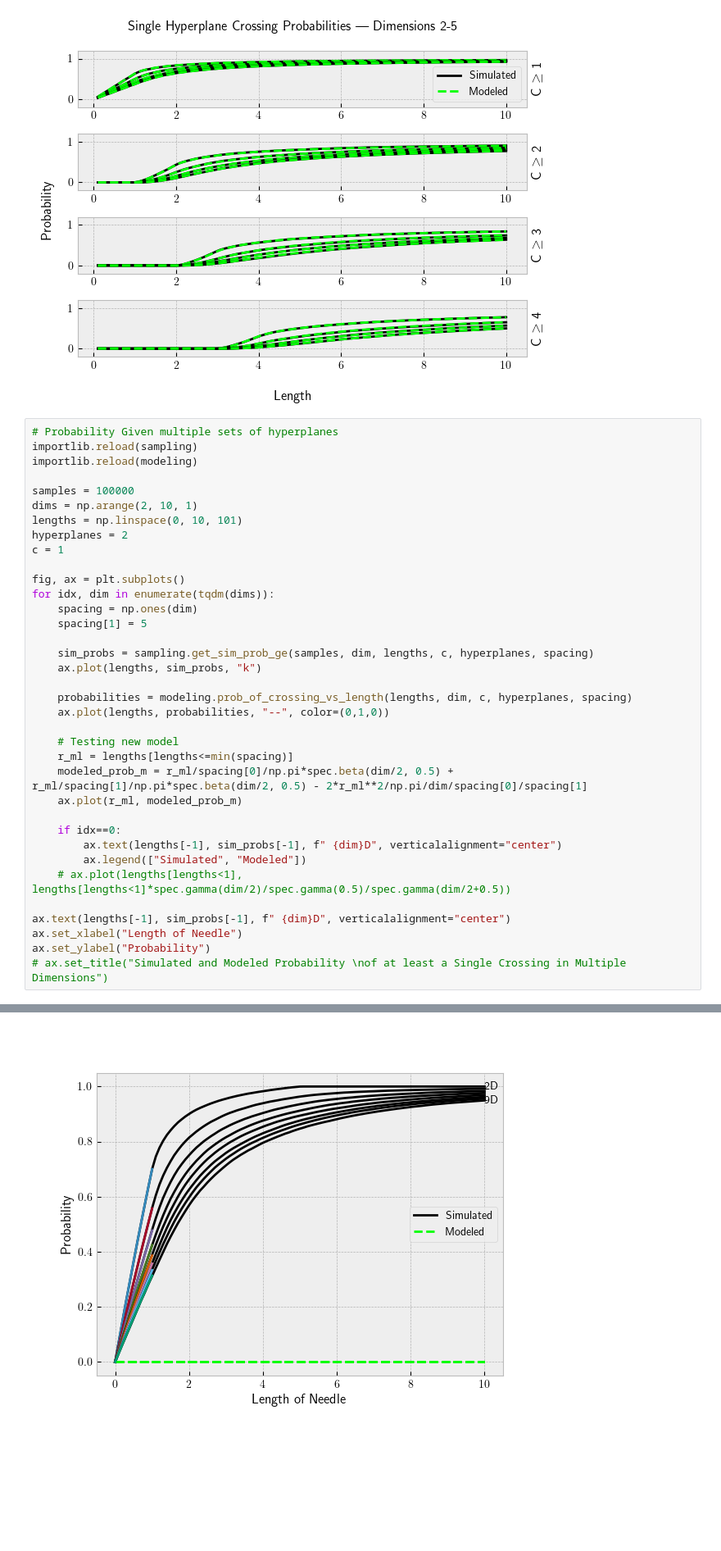
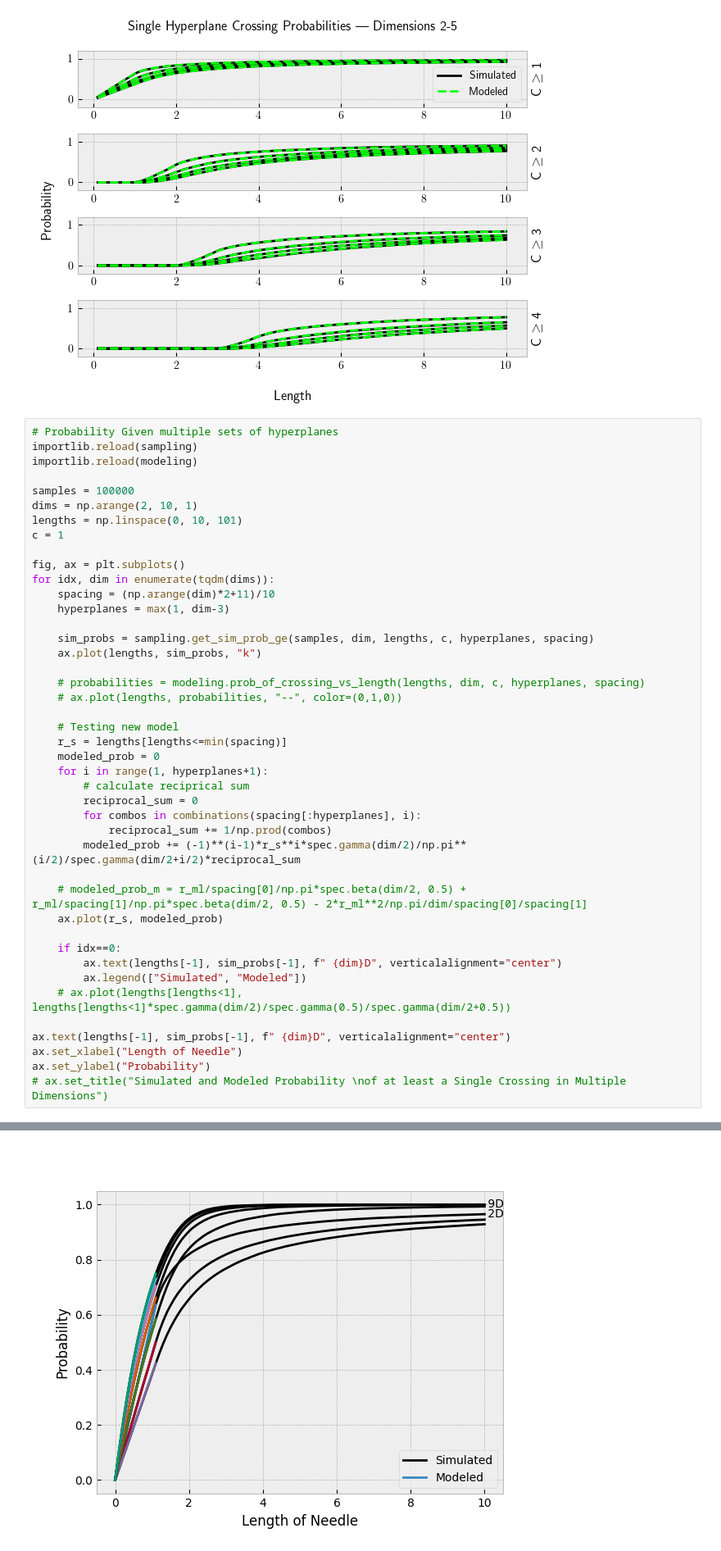
Before and after one commit to aechoi/buffon_extension, a Jupyter notebook: src/demo_notebook.ipynb, the cells around one changed output, grey strips where cells are left out. Shown at 82% size. Saved outputs shown, nothing was run; the diff lists cells and outputs as text; blank space fills up the shorter version.

Commit message:
implemented a version of the single crossing, short line, any D, N, S

```diff
--- a/src/demo_notebook.ipynb
+++ b/src/demo_notebook.ipynb
@@ -50,42 +51,49 @@ plt.tight_layout()
 # %%
 # Probability Given multiple sets of hyperplanes
 importlib.reload(sampling)
 importlib.reload(modeling)
 
 samples = 100000
 dims = np.arange(2, 10, 1)
 lengths = np.linspace(0, 10, 101)
-hyperplanes = 2
 c = 1
 
 fig, ax = plt.subplots()
 for idx, dim in enumerate(tqdm(dims)):
-    spacing = np.ones(dim)
-    spacing[1] = 5
+    spacing = (np.arange(dim)*2+11)/10
+    hyperplanes = max(1, dim-3)
 
     sim_probs = sampling.get_sim_prob_ge(samples, dim, lengths, c, hyperplanes, spacing)
     ax.plot(lengths, sim_probs, "k")
 
-    probabilities = modeling.prob_of_crossing_vs_length(lengths, dim, c, hyperplanes, spacing)
-    ax.plot(lengths, probabilities, "--", color=(0,1,0))
+    # probabilities = modeling.prob_of_crossing_vs_length(lengths, dim, c, hyperplanes, spacing)
+    # ax.plot(lengths, probabilities, "--", color=(0,1,0))
 
     # Testing new model
-    r_ml = lengths[lengths<=min(spacing)]
-    modeled_prob_m = r_ml/spacing[0]/np.pi*spec.beta(dim/2, 0.5) + r_ml/spacing[1]/np.pi*spec.beta(dim/2, 0.5) - 2*r_ml**2/np.pi/dim/spacing[0]/spacing[1]
-    ax.plot(r_ml, modeled_prob_m)
+    r_s = lengths[lengths<=min(spacing)]
+    modeled_prob = 0
+    for i in range(1, hyperplanes+1):
+        # calculate reciprical sum
+        reciprocal_sum = 0
+        for combos in combinations(spacing[:hyperplanes], i):
+            reciprocal_sum += 1/np.prod(combos)
+        modeled_prob += (-1)**(i-1)*r_s**i*spec.gamma(dim/2)/np.pi**(i/2)/spec.gamma(dim/2+i/2)*reciprocal_sum
+
+    # modeled_prob_m = r_ml/spacing[0]/np.pi*spec.beta(dim/2, 0.5) + r_ml/spacing[1]/np.pi*spec.beta(dim/2, 0.5) - 2*r_ml**2/np.pi/dim/spacing[0]/spacing[1]
+    ax.plot(r_s, modeled_prob)
 
     if idx==0:
         ax.text(lengths[-1], sim_probs[-1], f" {dim}D", verticalalignment="center")
         ax.legend(["Simulated", "Modeled"])
     # ax.plot(lengths[lengths<1], lengths[lengths<1]*spec.gamma(dim/2)/spec.gamma(0.5)/spec.gamma(dim/2+0.5))
 
 ax.text(lengths[-1], sim_probs[-1], f" {dim}D", verticalalignment="center")
 ax.set_xlabel("Length of Needle")
 ax.set_ylabel("Probability")
 # ax.set_title("Simulated and Modeled Probability \nof at least a Single Crossing in Multiple Dimensions")
 # %% [output]
 Text(0, 0.5, 'Probability')
-[figure, old version]
+[figure, new version]
 # %%
 importlib.reload(sampling)
 # multi-spacing debug
```
Also changed, not shown: parts of 2 cells of this notebook.
